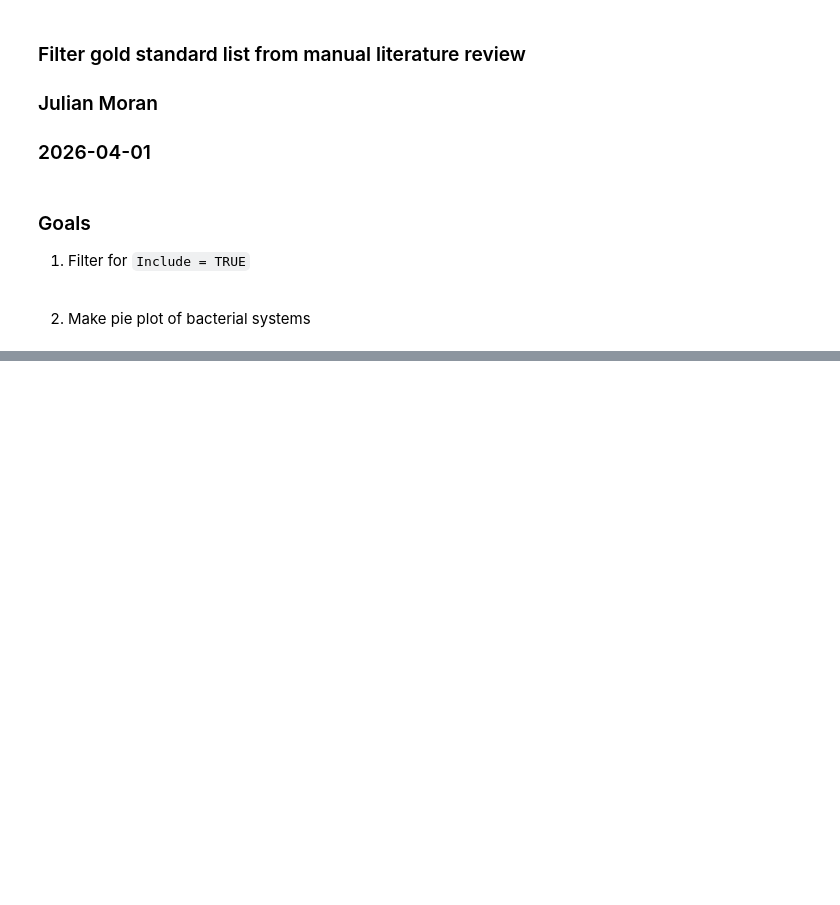
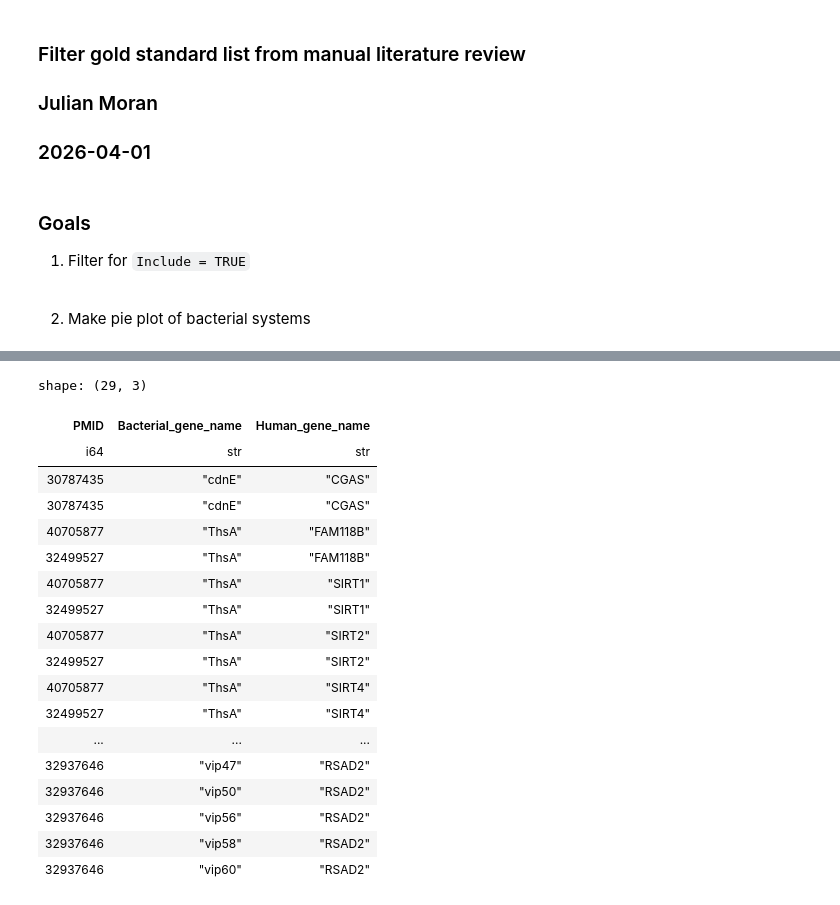
Before and after one commit to juliandeanmoran/BISSH, a Jupyter notebook: testing/filter_goldStandard_list.ipynb, the cells around one changed output, grey strips where cells are left out. Saved outputs shown, nothing was run; the diff lists cells and outputs as text; code cells hidden in the pictures; blank space fills up the shorter version.

```diff
--- a/testing/filter_goldStandard_list.ipynb
+++ b/testing/filter_goldStandard_list.ipynb
@@ -95,3 +118,27 @@ shape: (29, 19)
 | 32937646 | "Prokaryotic viperins produce d… | "vip56" | "Fibrobacter sp." | "A0A1M7D0R2" | "MNIKTIVINWHITESCNYKCKYCFAKWNRV… | ... |
 | 32937646 | "Prokaryotic viperins produce d… | "vip58" | "Pseudoalteromonas ulvae" | "A0A244CMP0" | "MEIHMTSIQELVINFHMTEACNYRCGYCYA… | ... |
 | 32937646 | "Prokaryotic viperins produce d… | "vip60" | "Lacinutrix mariniflava" | "P0DW53" | "MKTKITLSGFAGTGKSTVGKRIQEQLNFEF… | ... |
+# %%
+pl.Config.set_tbl_rows(30)
+
+df_filt[["PMID", "Bacterial_gene_name", "Bacterial_Uniprot", "Human_gene_name"]]
+# %% [output]
+shape: (29, 3)
+| PMID | Bacterial_gene_name | Human_gene_name |
+| i64 | str | str |
+| 30787435 | "cdnE" | "CGAS" |
+| 30787435 | "cdnE" | "CGAS" |
+| 40705877 | "ThsA" | "FAM118B" |
+| 32499527 | "ThsA" | "FAM118B" |
+| 40705877 | "ThsA" | "SIRT1" |
+| 32499527 | "ThsA" | "SIRT1" |
+| 40705877 | "ThsA" | "SIRT2" |
+| 32499527 | "ThsA" | "SIRT2" |
+| 40705877 | "ThsA" | "SIRT4" |
+| 32499527 | "ThsA" | "SIRT4" |
+| ... | ... | ... |
+| 32937646 | "vip47" | "RSAD2" |
+| 32937646 | "vip50" | "RSAD2" |
+| 32937646 | "vip56" | "RSAD2" |
+| 32937646 | "vip58" | "RSAD2" |
+| 32937646 | "vip60" | "RSAD2" |
```
Also changed, not shown: parts of 3 cells of this notebook, 1 other file.
